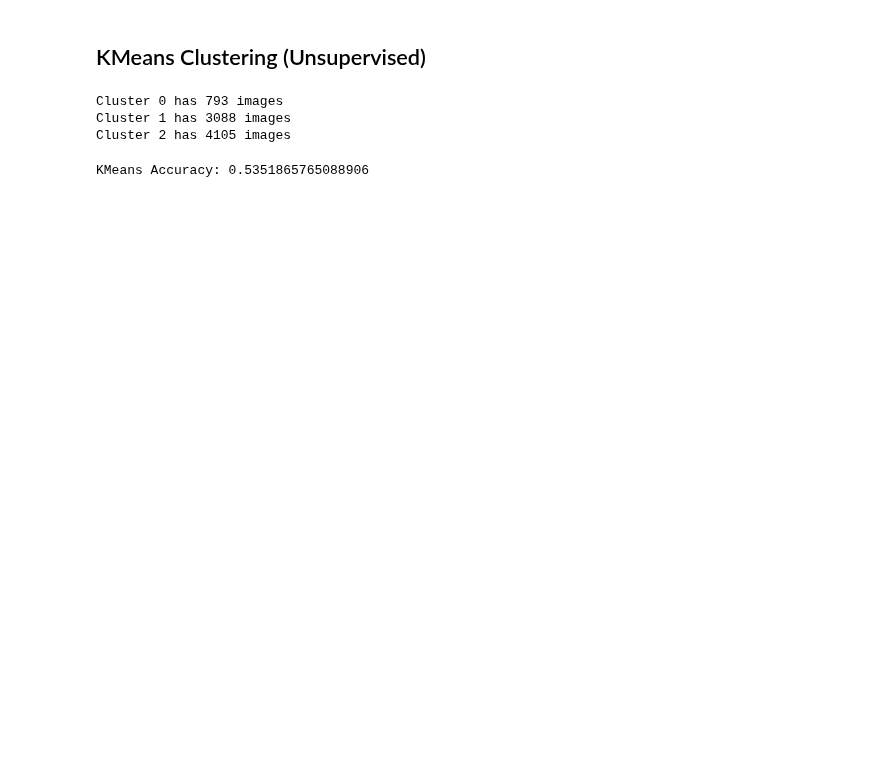
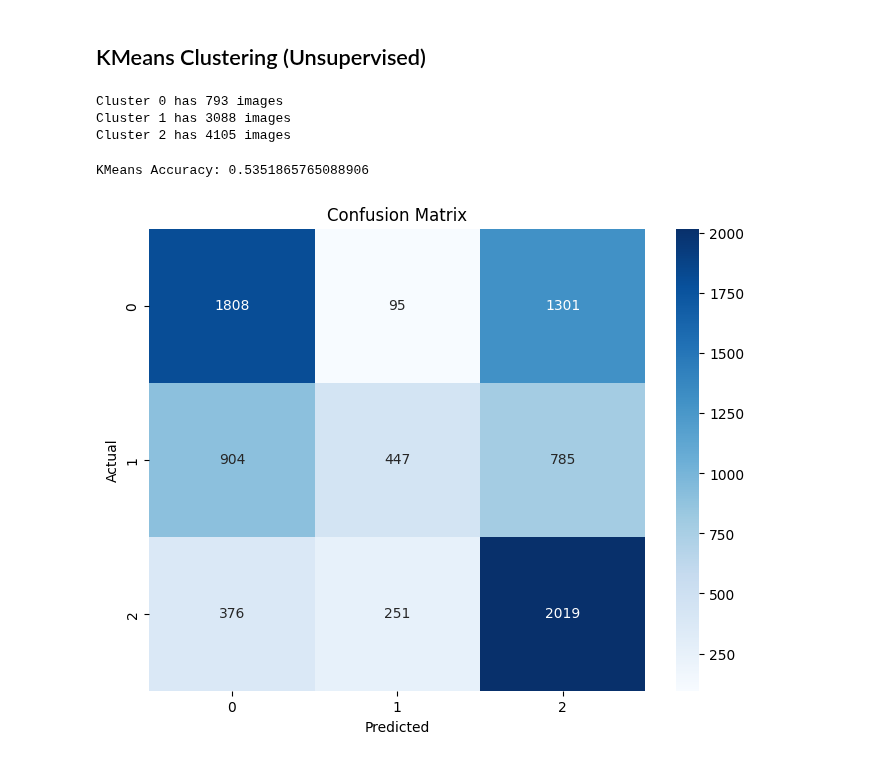
Before and after one commit to DORMODO/ML-Project-2025, a Jupyter notebook: notebooks/image__/image_EDA.ipynb, the cells around one changed output. Drawn from its saved outputs; the diff is of its cells as text; code cells hidden in the pictures; blank space fills up the shorter version.

```diff
--- a/notebooks/image__/image_EDA.ipynb
+++ b/notebooks/image__/image_EDA.ipynb
@@ -129,7 +184,7 @@ from sklearn.cluster import KMeans
 
 num_clusters = len(np.unique(y))  # عدد الكلاسات
 
-kmeans = KMeans(num_clusters, n_init=300, random_state=42)
+kmeans = KMeans(num_clusters, n_init=100, random_state=42)
 
 kmeans.fit(X_flat)
 
@@ -145,23 +200,35 @@ Cluster 2 has 4105 images
 # %%
 from sklearn.metrics import accuracy_score
 from scipy.optimize import linear_sum_assignment
 
 import numpy as np
 
 # 1- حساب confusion matrix
 from sklearn.metrics import confusion_matrix
 cm = confusion_matrix(y, cluster_labels)
 
 # 2- إيجاد أفضل توافق بين clusters و labels
 
 row, col = linear_sum_assignment(-cm)  # سالب لأن linear_sum_assignment تبحث عن أقل قيمة
 mapping = dict(zip(col, row))
 
 # 3- تحويل cluster labels للأرقام المقابلة للـ true labels
 new_labels = np.array([mapping[label] for label in cluster_labels])
 
+
+cm_final = confusion_matrix(y, new_labels)
+
 # 4- حساب accuracy
 acc = accuracy_score(y, new_labels)
 print("KMeans Accuracy:", acc)
+
+
+plt.figure(figsize=(8,6))
+sns.heatmap(cm_final, annot=True, fmt="d", cmap="Blues")
+plt.xlabel("Predicted")
+plt.ylabel("Actual")
+plt.title("Confusion Matrix")
+plt.show()
 # %% [output]
 KMeans Accuracy: 0.5351865765088906
+[figure, added]
```
Also changed, not shown: parts of 8 cells of this notebook.
